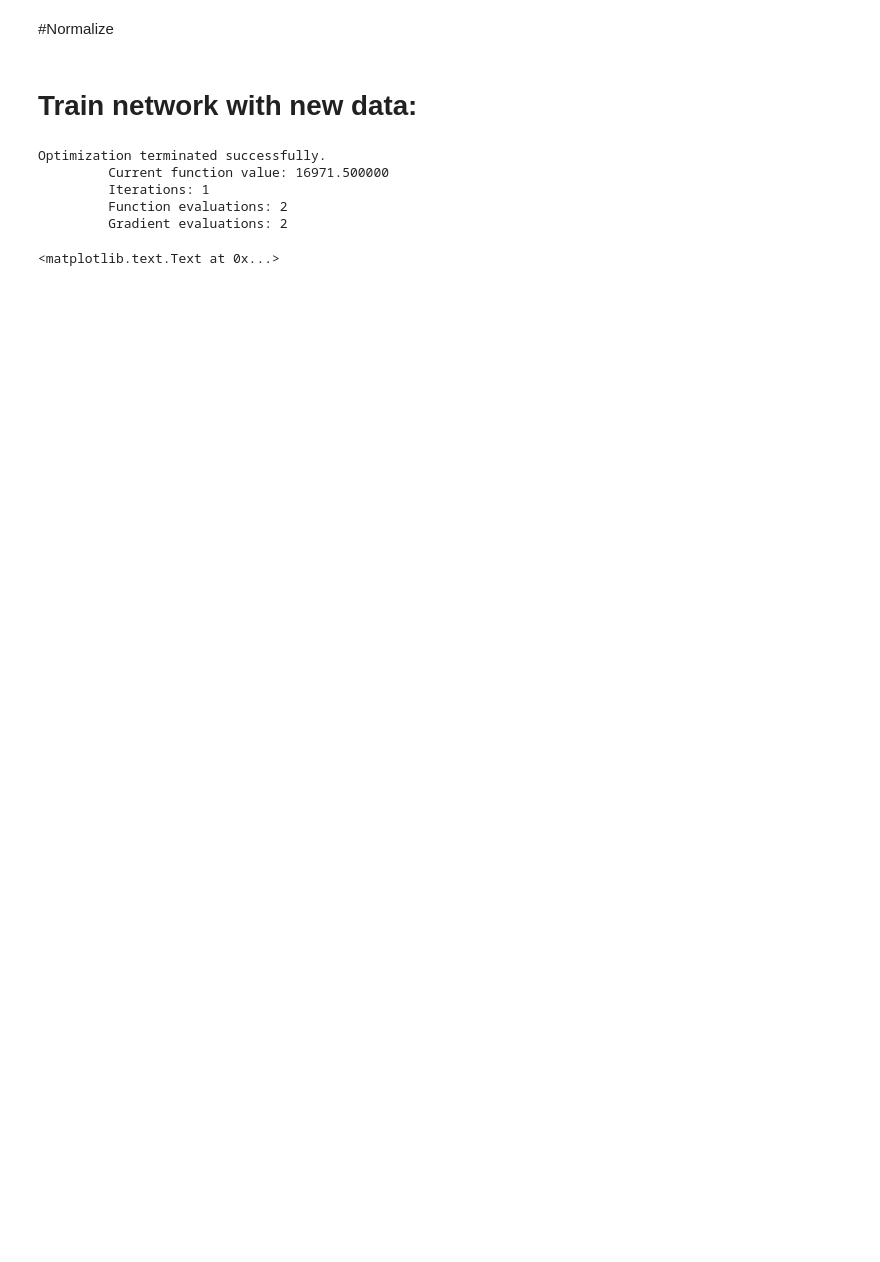
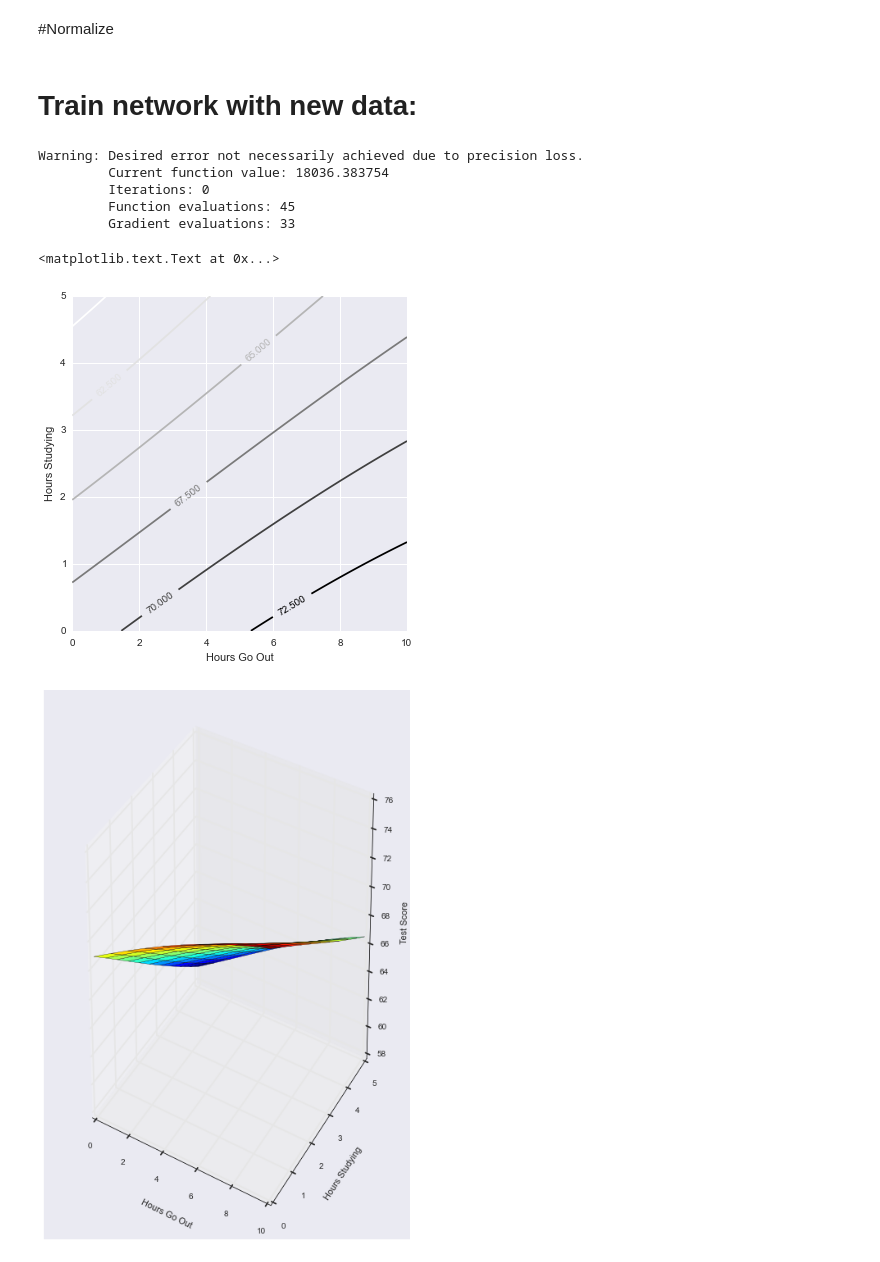
Before and after one commit to jjangsangy/GetDeeper, a Jupyter notebook: DeepLearning/PyNeuralNet.ipynb, the cells around one changed output. Drawn from its saved outputs; the diff is of its cells as text; code cells hidden in the pictures; blank space fills up the shorter version.

```diff
--- a/DeepLearning/PyNeuralNet.ipynb
+++ b/DeepLearning/PyNeuralNet.ipynb
@@ -272,36 +276,38 @@ hoursSleepNorm = hoursSleep/10.
 hoursStudyNorm = hoursStudy/5.
 
 a, b  = np.meshgrid(hoursSleepNorm, hoursStudyNorm)
 
 allInputs = np.zeros((a.size, 2))
 allInputs[:, 0] = a.ravel()
 allInputs[:, 1] = b.ravel()
 
 
 allOutputs = NN.forward(allInputs)
 
 yy = np.dot(hoursStudy.reshape(100,1), np.ones((1,100)))
 xx = np.dot(hoursSleep.reshape(100,1), np.ones((1,100))).T
 
 CS = plt.contour(xx,yy,100*allOutputs.reshape(100, 100))
 
 plt.clabel(CS, inline=1, fontsize=10)
 plt.xlabel('Hours Go Out')
 plt.ylabel('Hours Studying')
 
-fig = plt.figure()
+fig = plt.figure(figsize=(8,12))
 
 ax = fig.gca(projection='3d')
 
 surf = ax.plot_surface(xx, yy, 100*allOutputs.reshape(100, 100), cmap=plt.cm.jet)
 
 ax.set_xlabel('Hours Go Out')
 ax.set_ylabel('Hours Studying')
 ax.set_zlabel('Test Score')
 # %% [output]
-Optimization terminated successfully.
-         Current function value: 16971.500000
-         Iterations: 1
-         Function evaluations: 2
-         Gradient evaluations: 2
+Warning: Desired error not necessarily achieved due to precision loss.
+         Current function value: 18036.383754
+         Iterations: 0
+         Function evaluations: 45
+         Gradient evaluations: 33
 <matplotlib.text.Text at 0x...>
+[figure, added]
+[figure, added]
```
Also changed, not shown: parts of 4 cells of this notebook, 9 other files.
